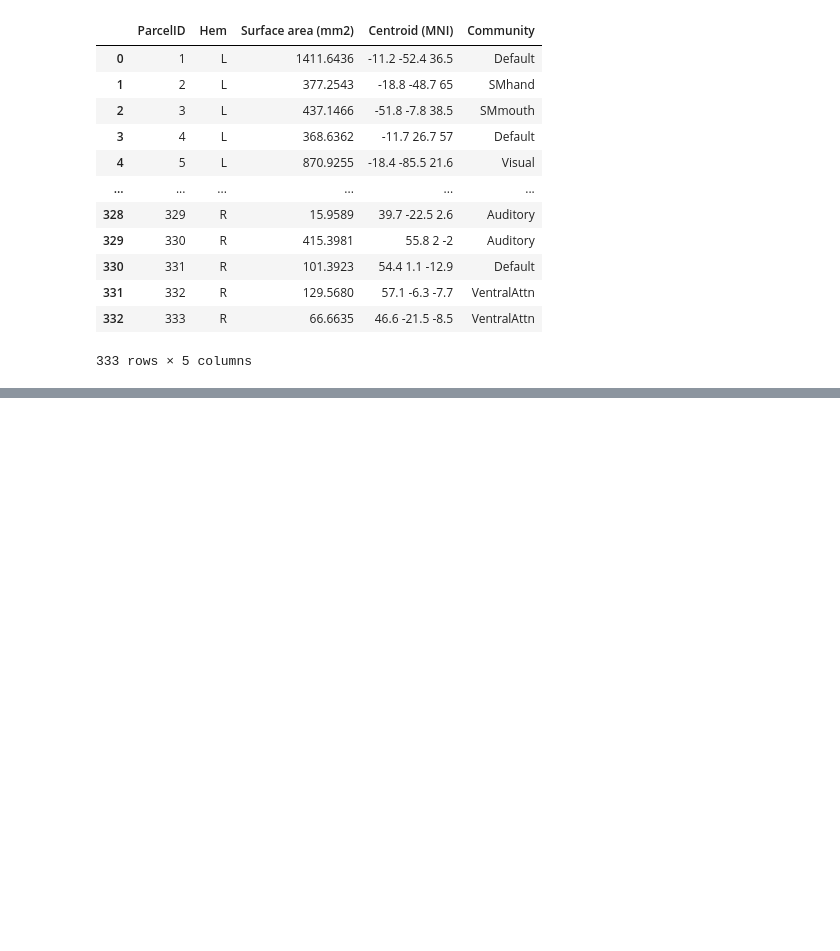
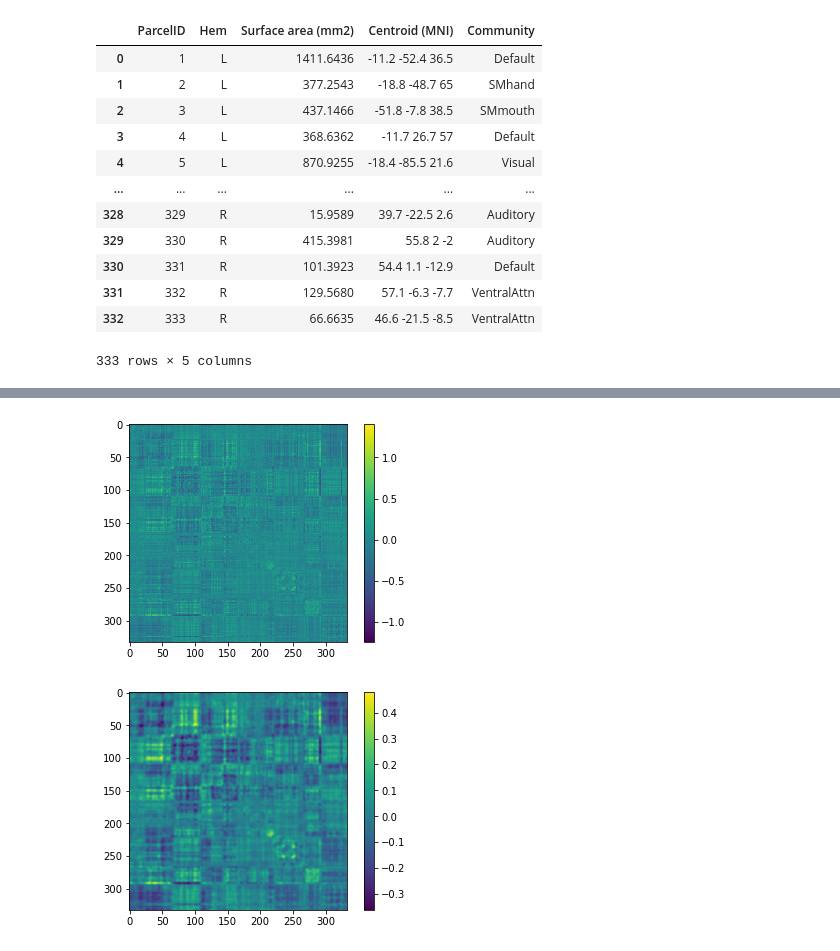
Before and after one commit to MattFeig/rsFC_python_tutorial, a Jupyter notebook: notebooks/Basic_Overview.ipynb, the cells around one changed output, grey strips where cells are left out. Cells and saved outputs as stored; diff of their text form; code cells hidden in the pictures; blank space fills up the shorter version.

```diff
--- a/notebooks/Basic_Overview.ipynb
+++ b/notebooks/Basic_Overview.ipynb
@@ -132,0 +171,21 @@ array(['Auditory', 'CinguloOperc', 'CinguloParietal', 'Default',
+# %%
+# Now we have our data in a more interpretable format suitable for further exploration and analysis.
+
+# For example, we can look at the difference in functional organizaiton between our two participants
+plt.imshow(rsfc_data_ordered[0,:,:]-rsfc_data_ordered[1,:,:])
+plt.colorbar()
+plt.show()
+
+# Applying a smoothing filter often makes visualizing differences in blocks of the network organization easier
+# (You would not want to use this filter during quantiatiive analyses, as it blurs across network borders)
+from scipy.ndimage import gaussian_filter
+plt.imshow(gaussian_filter(rsfc_data_ordered[0,:,:]-rsfc_data_ordered[1,:,:],1.5))
+plt.colorbar()
+plt.show()
+
+# We notice some differences. Although it is hard to tell which networks the differences are in.
+# To solve this, we need to implement a better plotting function than plt.imshow, and then we need
+# to be able to easily queary these matricies to make quanitiative comparisons at specific networks
+# %% [output]
+[figure, added]
+[figure, added]
```
Also changed, not shown: parts of 11 cells of this notebook, 2 other files.
